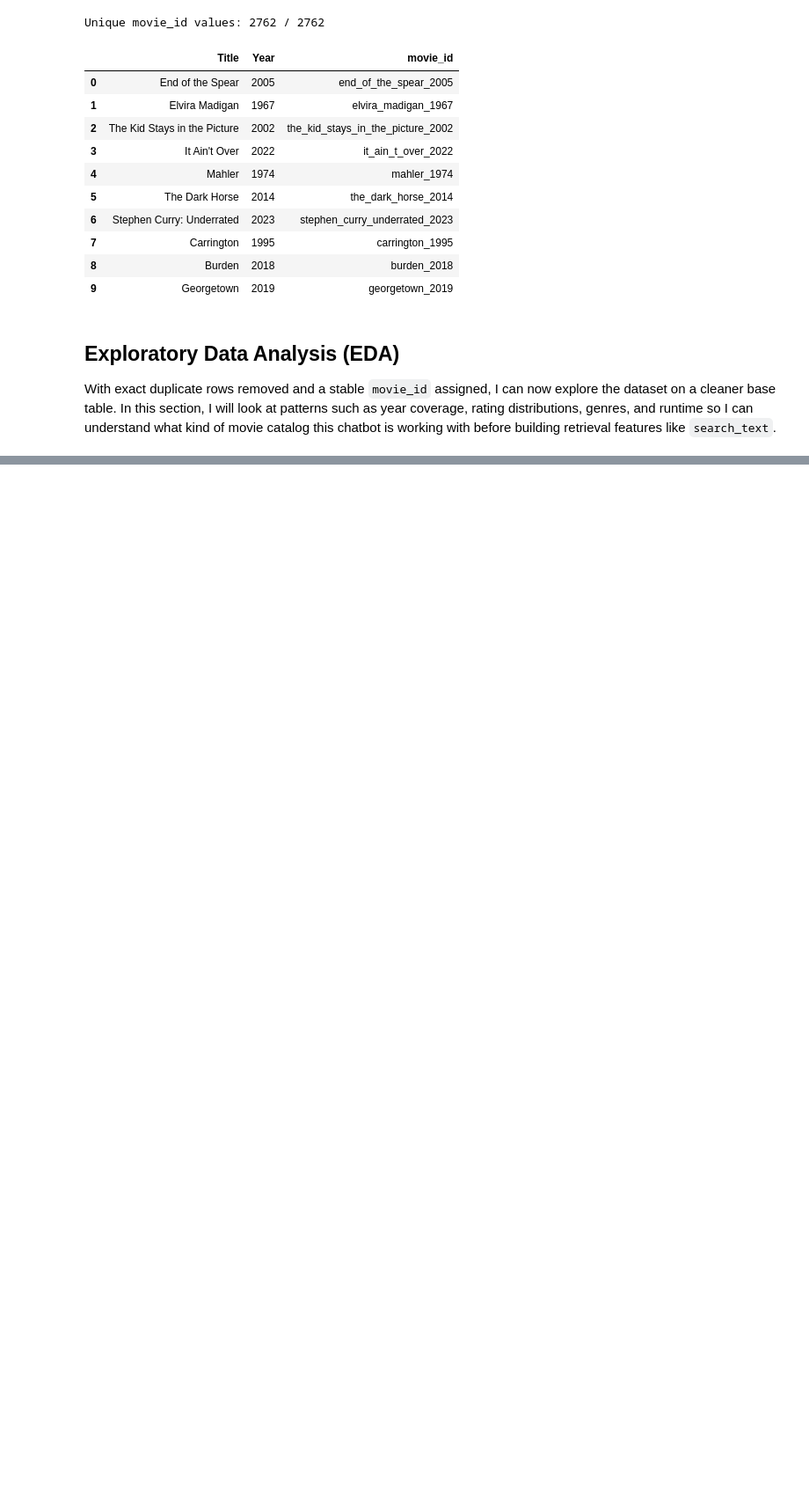
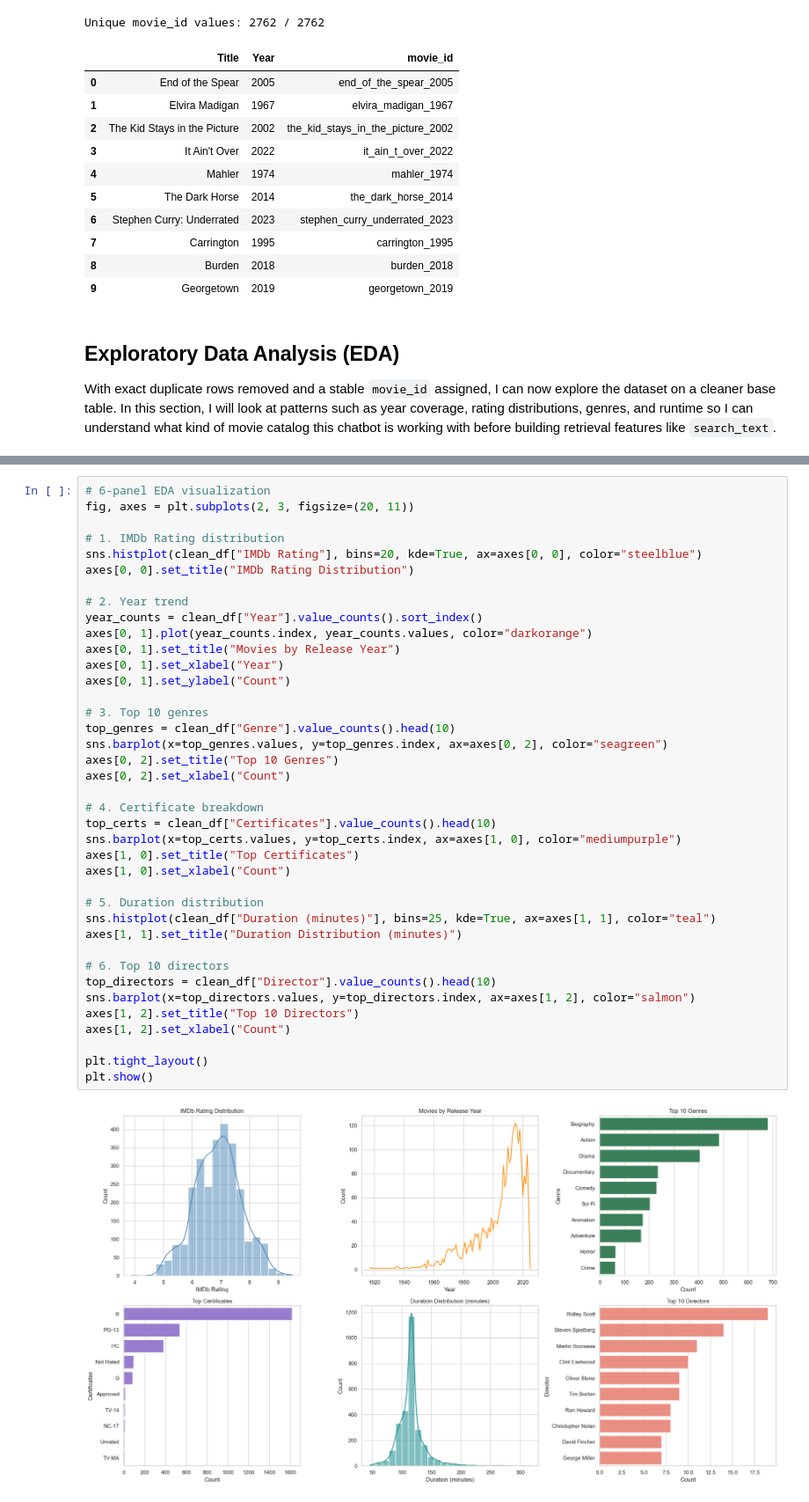
Before and after one commit to sweiwong/imdb-cineBot, a Jupyter notebook: wei-wong.ipynb, the cells around one changed output, grey strips where cells are left out. Shown at 88% size. Cells and saved outputs as stored; diff of their text form; blank space fills up the shorter version.

```diff
--- a/wei-wong.ipynb
+++ b/wei-wong.ipynb
@@ -322,0 +455,41 @@ With exact duplicate rows removed and a stable `movie_id` assigned, I can now ex
+# %%
+# 6-panel EDA visualization
+fig, axes = plt.subplots(2, 3, figsize=(20, 11))
+
+# 1. IMDb Rating distribution
+sns.histplot(clean_df["IMDb Rating"], bins=20, kde=True, ax=axes[0, 0], color="steelblue")
+axes[0, 0].set_title("IMDb Rating Distribution")
+
+# 2. Year trend
+year_counts = clean_df["Year"].value_counts().sort_index()
+axes[0, 1].plot(year_counts.index, year_counts.values, color="darkorange")
+axes[0, 1].set_title("Movies by Release Year")
+axes[0, 1].set_xlabel("Year")
+axes[0, 1].set_ylabel("Count")
+
+# 3. Top 10 genres
+top_genres = clean_df["Genre"].value_counts().head(10)
+sns.barplot(x=top_genres.values, y=top_genres.index, ax=axes[0, 2], color="seagreen")
+axes[0, 2].set_title("Top 10 Genres")
+axes[0, 2].set_xlabel("Count")
+
+# 4. Certificate breakdown
+top_certs = clean_df["Certificates"].value_counts().head(10)
+sns.barplot(x=top_certs.values, y=top_certs.index, ax=axes[1, 0], color="mediumpurple")
+axes[1, 0].set_title("Top Certificates")
+axes[1, 0].set_xlabel("Count")
+
+# 5. Duration distribution
+sns.histplot(clean_df["Duration (minutes)"], bins=25, kde=True, ax=axes[1, 1], color="teal")
+axes[1, 1].set_title("Duration Distribution (minutes)")
+
+# 6. Top 10 directors
+top_directors = clean_df["Director"].value_counts().head(10)
+sns.barplot(x=top_directors.values, y=top_directors.index, ax=axes[1, 2], color="salmon")
+axes[1, 2].set_title("Top 10 Directors")
+axes[1, 2].set_xlabel("Count")
+
+plt.tight_layout()
+plt.show()
+# %% [output]
+[figure, added]
```
Also changed, not shown: parts of 23 cells of this notebook, 2 other files.
